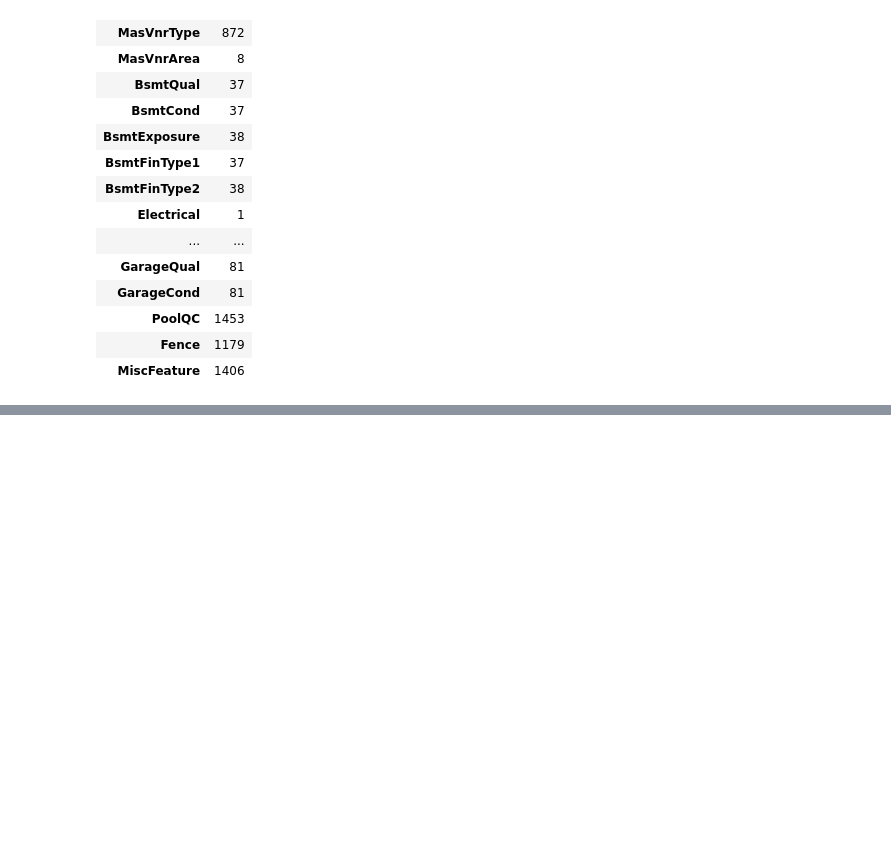
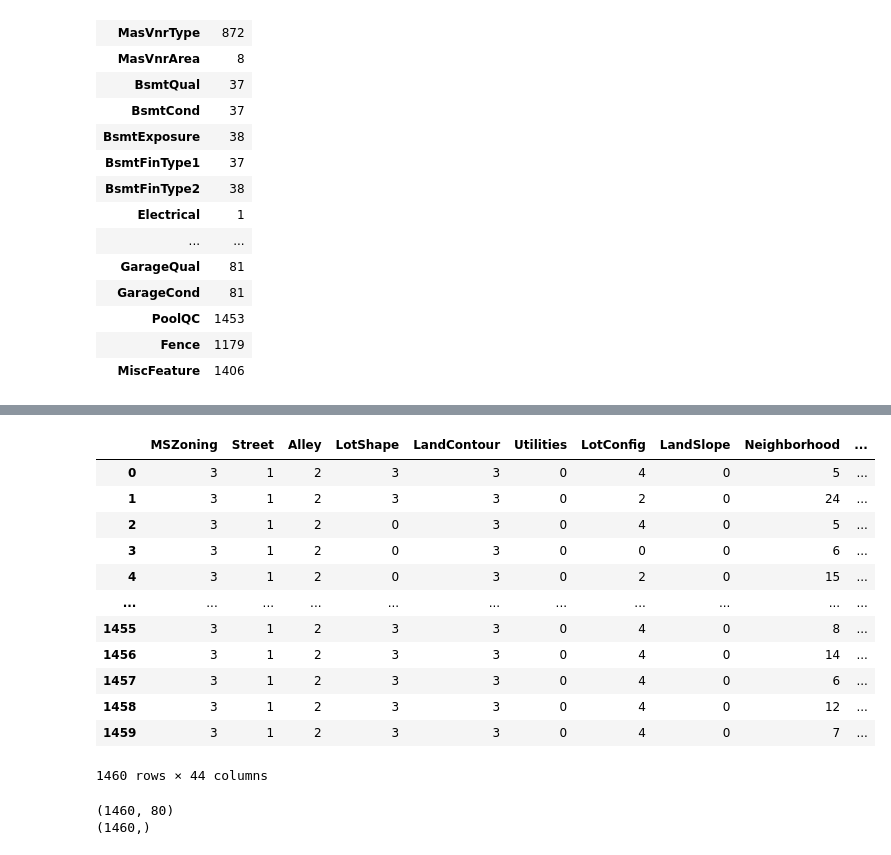
Before and after one commit to GJlonely1/Kaggle-House-Prices-Prediction-Model-, a Jupyter notebook: house-prices-advanced-regression-techniques/House_Price_Prediction_Model.ipynb, the cells around one changed output, grey strips where cells are left out. Drawn from its saved outputs; the diff is of its cells as text; code cells hidden in the pictures; blank space fills up the shorter version.

```diff
--- a/house-prices-advanced-regression-techniques/House_Price_Prediction_Model.ipynb
+++ b/house-prices-advanced-regression-techniques/House_Price_Prediction_Model.ipynb
@@ -72,0 +377,47 @@ missing_values[missing_values > 0].to_frame().style.background_gradient(cmap='vi
+# %%
+from sklearn.preprocessing import LabelEncoder
+
+le = LabelEncoder()
+
+# apply label encoder on categorical feature columns
+categorical_data = categorical_data.apply(lambda col: le.fit_transform(col))
+
+categorical_data
+# %% [output]
+|  | MSZoning | Street | Alley | LotShape | LandContour | Utilities | LotConfig | LandSlope | Neighborhood | ... |
+| 0 | 3 | 1 | 2 | 3 | 3 | 0 | 4 | 0 | 5 | ... |
+| 1 | 3 | 1 | 2 | 3 | 3 | 0 | 2 | 0 | 24 | ... |
+| 2 | 3 | 1 | 2 | 0 | 3 | 0 | 4 | 0 | 5 | ... |
+| 3 | 3 | 1 | 2 | 0 | 3 | 0 | 0 | 0 | 6 | ... |
+| 4 | 3 | 1 | 2 | 0 | 3 | 0 | 2 | 0 | 15 | ... |
+| ... | ... | ... | ... | ... | ... | ... | ... | ... | ... | ... |
+| 1455 | 3 | 1 | 2 | 3 | 3 | 0 | 4 | 0 | 8 | ... |
+| 1456 | 3 | 1 | 2 | 3 | 3 | 0 | 4 | 0 | 14 | ... |
+| 1457 | 3 | 1 | 2 | 3 | 3 | 0 | 4 | 0 | 6 | ... |
+| 1458 | 3 | 1 | 2 | 3 | 3 | 0 | 4 | 0 | 12 | ... |
+| 1459 | 3 | 1 | 2 | 3 | 3 | 0 | 4 | 0 | 7 | ... |
+1460 rows × 44 columns
+# %%
+y = df['SalePrice']
+X = df[['Id', 'MSSubClass', 'MSZoning', 'LotFrontage', 'LotArea', 'Street',
+       'Alley', 'LotShape', 'LandContour', 'Utilities', 'LotConfig',
+       'LandSlope', 'Neighborhood', 'Condition1', 'Condition2', 'BldgType',
+       'HouseStyle', 'OverallQual', 'OverallCond', 'YearBuilt', 'YearRemodAdd',
+       'RoofStyle', 'RoofMatl', 'Exterior1st', 'Exterior2nd', 'MasVnrType',
+       'MasVnrArea', 'ExterQual', 'ExterCond', 'Foundation', 'BsmtQual',
+       'BsmtCond', 'BsmtExposure', 'BsmtFinType1', 'BsmtFinSF1',
+       'BsmtFinType2', 'BsmtFinSF2', 'BsmtUnfSF', 'TotalBsmtSF', 'Heating',
+       'HeatingQC', 'CentralAir', 'Electrical', '1stFlrSF', '2ndFlrSF',
+       'LowQualFinSF', 'GrLivArea', 'BsmtFullBath', 'BsmtHalfBath', 'FullBath',
+       'HalfBath', 'BedroomAbvGr', 'KitchenAbvGr', 'KitchenQual',
+       'TotRmsAbvGrd', 'Functional', 'Fireplaces', 'FireplaceQu', 'GarageType',
+       'GarageYrBlt', 'GarageFinish', 'GarageCars', 'GarageArea', 'GarageQual',
+       'GarageCond', 'PavedDrive', 'WoodDeckSF', 'OpenPorchSF',
+       'EnclosedPorch', '3SsnPorch', 'ScreenPorch', 'PoolArea', 'PoolQC',
+       'Fence', 'MiscFeature', 'MiscVal', 'MoSold', 'YrSold', 'SaleType',
+       'SaleCondition']]
+print (X.shape)
+print (y.shape)
+# %% [output]
+(1460, 80)
+(1460,)
```
Also changed, not shown: parts of 25 cells of this notebook.
